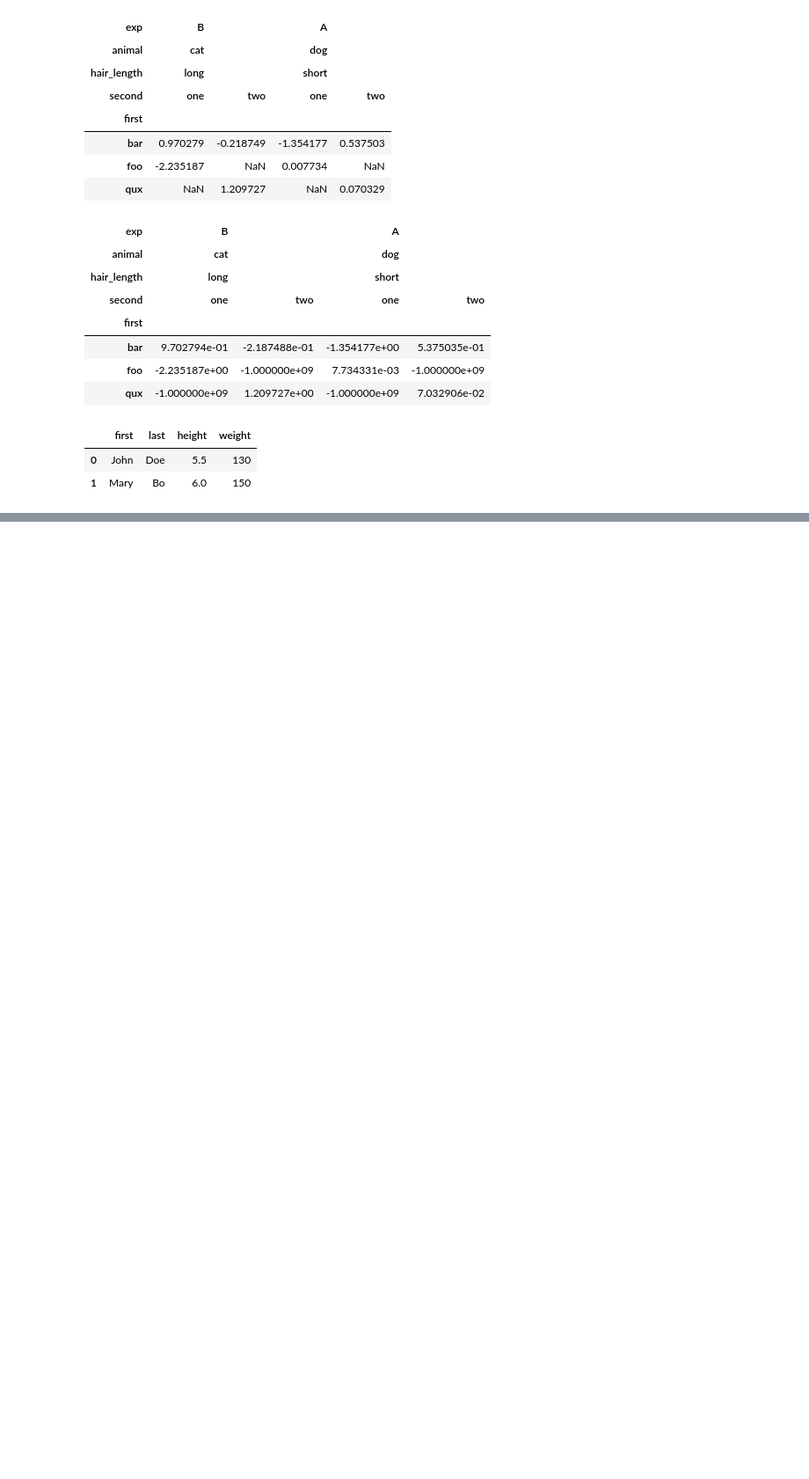
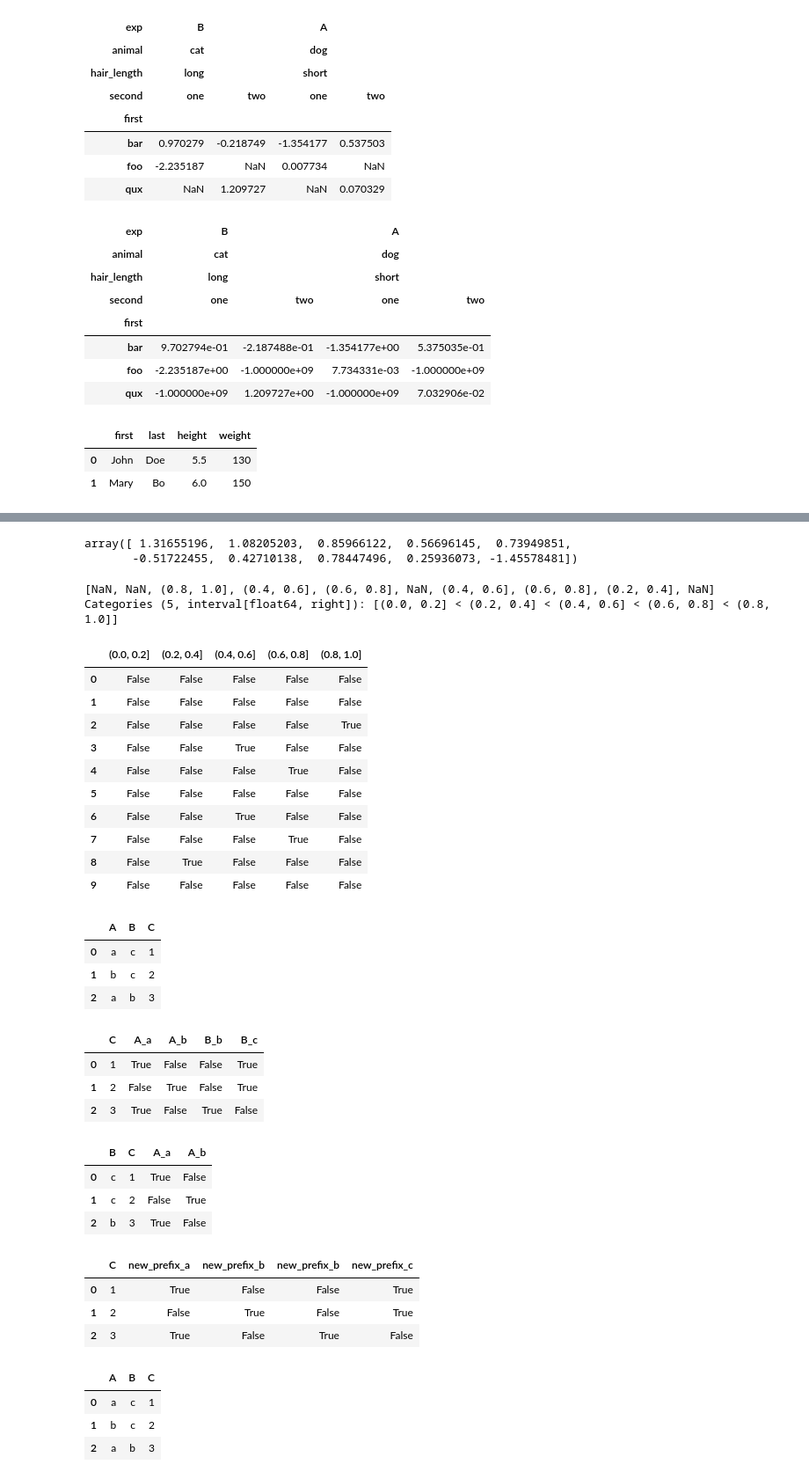
Before and after one commit to ilyak93/self-studying, a Jupyter notebook: DataEngineering/pandas/pandas_reshaping_pivot_tables.ipynb, the cells around one changed output, grey strips where cells are left out. Shown at 88% size. Drawn from its saved outputs; the diff is of its cells as text; code cells hidden in the pictures; blank space fills up the shorter version.

```diff
--- a/DataEngineering/pandas/pandas_reshaping_pivot_tables.ipynb
+++ b/DataEngineering/pandas/pandas_reshaping_pivot_tables.ipynb
@@ -537,0 +701,68 @@ cheese
+# %%
+values = np.random.randn(10)
+
+values
+# %% [output]
+array([ 1.31655196,  1.08205203,  0.85966122,  0.56696145,  0.73949851,
+       -0.51722455,  0.42710138,  0.78447496,  0.25936073, -1.45578481])
+# %%
+bins = [0, 0.2, 0.4, 0.6, 0.8, 1]
+# %%
+pd.cut(values, bins)
+# %% [output]
+[NaN, NaN, (0.8, 1.0], (0.4, 0.6], (0.6, 0.8], NaN, (0.4, 0.6], (0.6, 0.8], (0.2, 0.4], NaN]
+Categories (5, interval[float64, right]): [(0.0, 0.2] < (0.2, 0.4] < (0.4, 0.6] < (0.6, 0.8] < (0.8, 1.0]]
+# %%
+pd.get_dummies(pd.cut(values, bins))
+# %% [output]
+|  | (0.0, 0.2] | (0.2, 0.4] | (0.4, 0.6] | (0.6, 0.8] | (0.8, 1.0] |
+| 0 | False | False | False | False | False |
+| 1 | False | False | False | False | False |
+| 2 | False | False | False | False | True |
+| 3 | False | False | True | False | False |
+| 4 | False | False | False | True | False |
+| 5 | False | False | False | False | False |
+| 6 | False | False | True | False | False |
+| 7 | False | False | False | True | False |
+| 8 | False | True | False | False | False |
+| 9 | False | False | False | False | False |
+# %%
+df = pd.DataFrame({"A": ["a", "b", "a"], "B": ["c", "c", "b"], "C": [1, 2, 3]})
+
+df
+# %% [output]
+|  | A | B | C |
+| 0 | a | c | 1 |
+| 1 | b | c | 2 |
+| 2 | a | b | 3 |
+# %%
+tmp = pd.get_dummies(df)
+tmp
+# %% [output]
+|  | C | A_a | A_b | B_b | B_c |
+| 0 | 1 | True | False | False | True |
+| 1 | 2 | False | True | False | True |
+| 2 | 3 | True | False | True | False |
+# %%
+pd.get_dummies(df, columns=["A"])
+# %% [output]
+|  | B | C | A_a | A_b |
+| 0 | c | 1 | True | False |
+| 1 | c | 2 | False | True |
+| 2 | b | 3 | True | False |
+# %%
+simple = pd.get_dummies(df, prefix="new_prefix")
+
+simple
+# %% [output]
+|  | C | new_prefix_a | new_prefix_b | new_prefix_b | new_prefix_c |
+| 0 | 1 | True | False | False | True |
+| 1 | 2 | False | True | False | True |
+| 2 | 3 | True | False | True | False |
+# %%
+df
+# %% [output]
+|  | A | B | C |
+| 0 | a | c | 1 |
+| 1 | b | c | 2 |
+| 2 | a | b | 3 |
```
Also changed, not shown: parts of 36 cells of this notebook.
